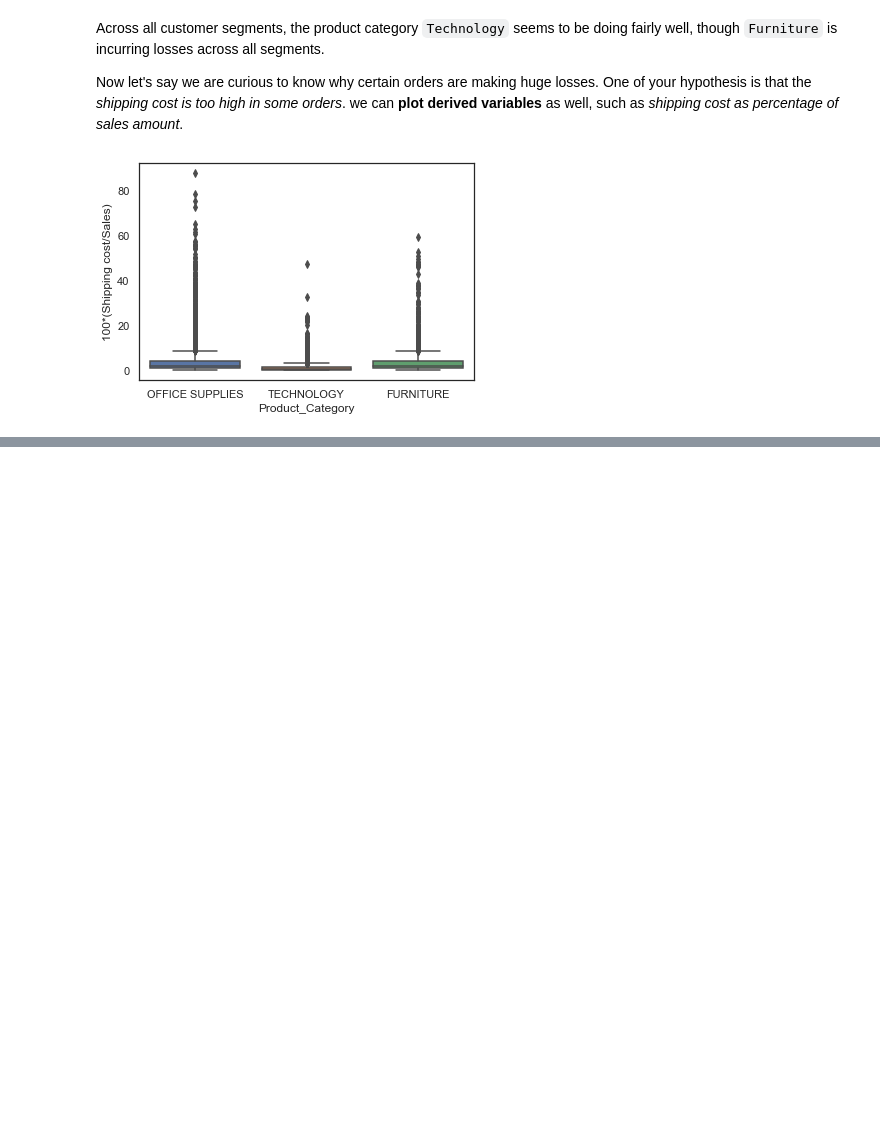
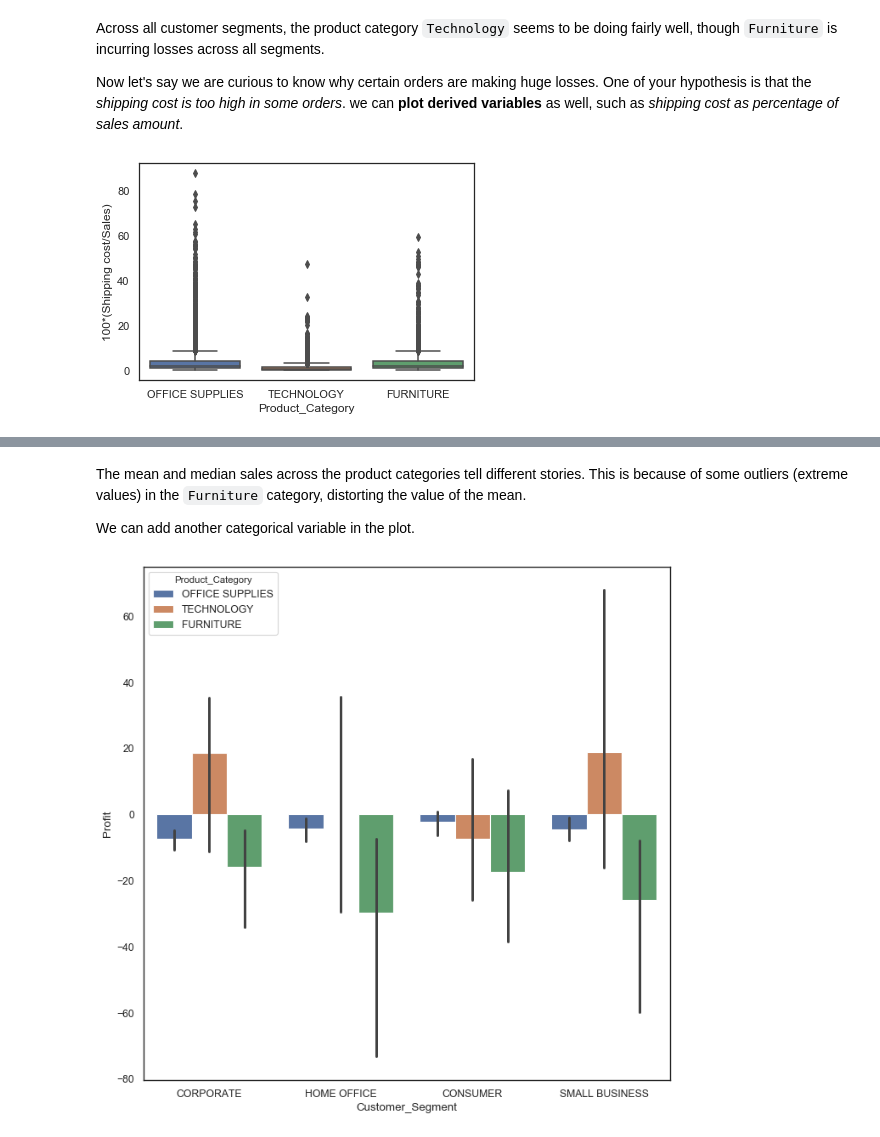
Before and after one commit to R-aryan/Machine_Learning_Crash_Course, a Jupyter notebook: Data Visualization/Plotting_Categorical_Data.ipynb, the cells around one changed output, grey strips where cells are left out. Cells and saved outputs as stored; diff of their text form; code cells hidden in the pictures; blank space fills up the shorter version.

````diff
--- a/Data Visualization/Plotting_Categorical_Data.ipynb
+++ b/Data Visualization/Plotting_Categorical_Data.ipynb
@@ -142,0 +180,14 @@ plt.show()
+# %% [markdown]
+ The mean and median sales across the product categories tell different stories. This is because of some outliers (extreme values) in the ```Furniture``` category, distorting the value of the mean.
+
+
+We can add another categorical variable in the plot.
+# %%
+# set figure size for larger figure
+plt.figure(num=None,figsize=(10,10),dpi=80,facecolor='w',edgecolor='k')
+
+# specify hue="categorical_variable"
+sns.barplot(x='Customer_Segment', y='Profit', hue="Product_Category", data=df,estimator=np.median)
+plt.show()
+# %% [output]
+[figure, added]
````
Also changed, not shown: parts of 4 cells of this notebook.
